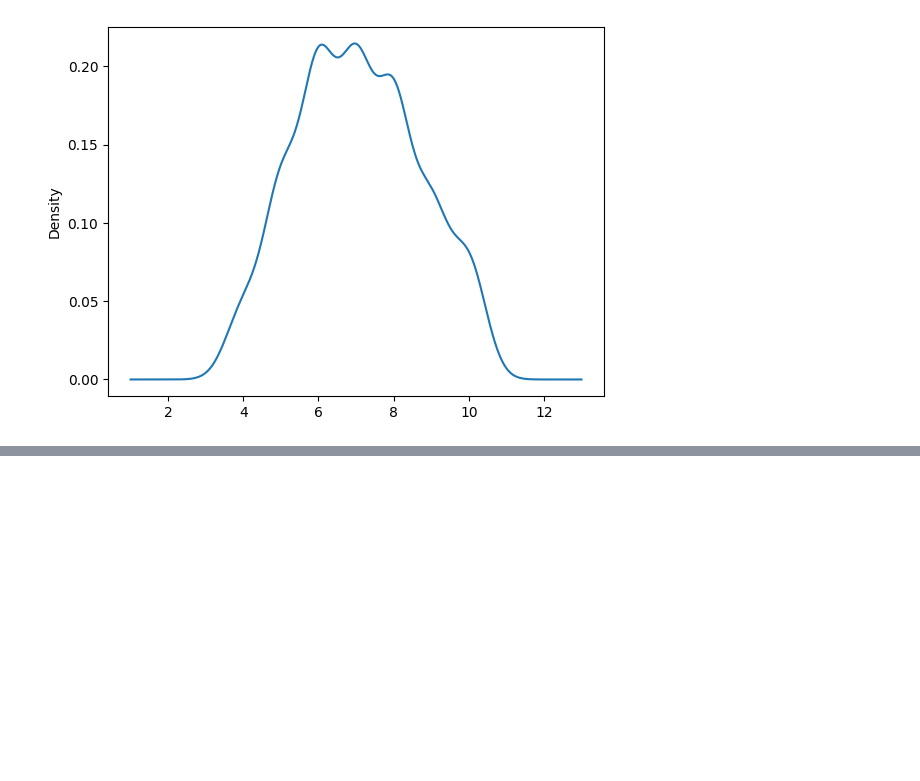
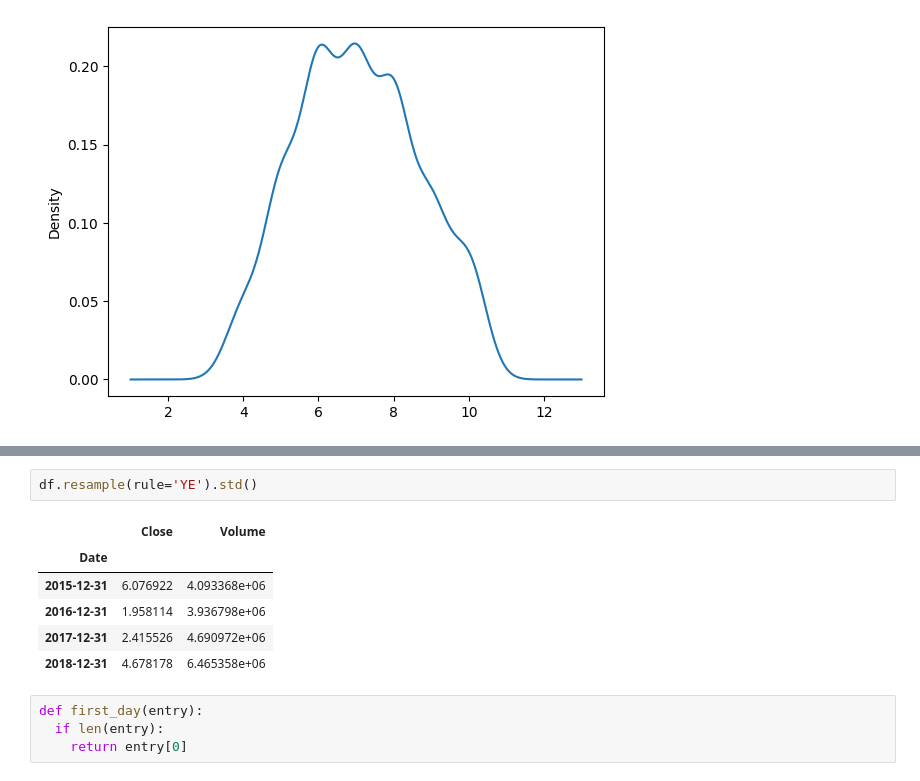
Before and after one commit to Ayush-hm/AI-Toolbox, a Jupyter notebook: Time_Series_Forecasting_using_Python.ipynb, the cells around one changed output, grey strips where cells are left out. Saved outputs shown, nothing was run; the diff lists cells and outputs as text; blank space fills up the shorter version.

```diff
--- a/Time_Series_Forecasting_using_Python.ipynb
+++ b/Time_Series_Forecasting_using_Python.ipynb
@@ -822,0 +926,13 @@ df3['defective'].plot.kde()
+# %%
+df.resample(rule='YE').std()
+# %% [output]
+|  | Close | Volume |
+| Date |  |  |
+| 2015-12-31 | 6.076922 | 4.093368e+06 |
+| 2016-12-31 | 1.958114 | 3.936798e+06 |
+| 2017-12-31 | 2.415526 | 4.690972e+06 |
+| 2018-12-31 | 4.678178 | 6.465358e+06 |
+# %%
+def first_day(entry):
+  if len(entry):
+    return entry[0]
```
Also changed, not shown: parts of 23 cells of this notebook.
